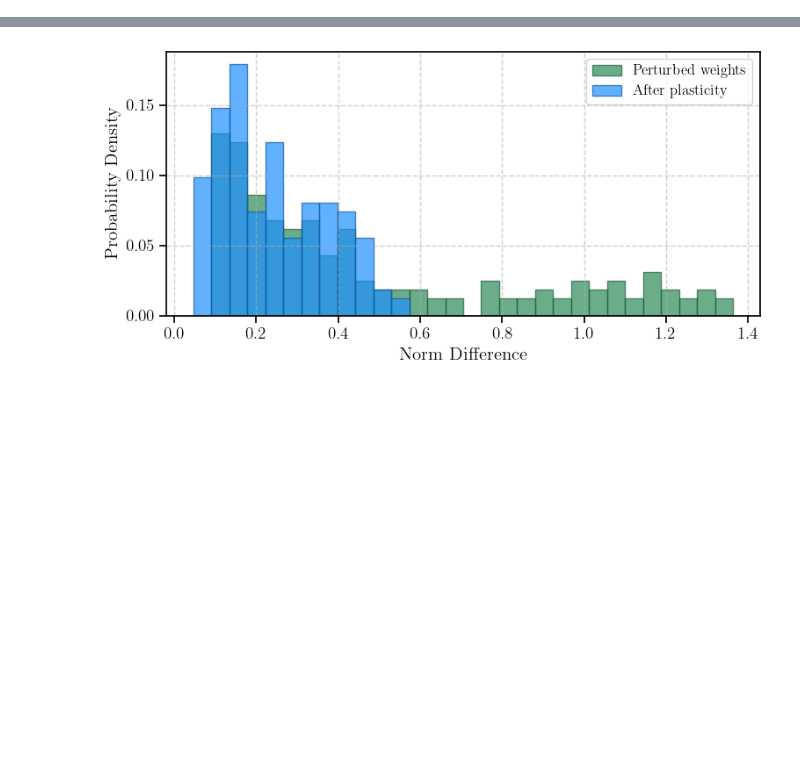
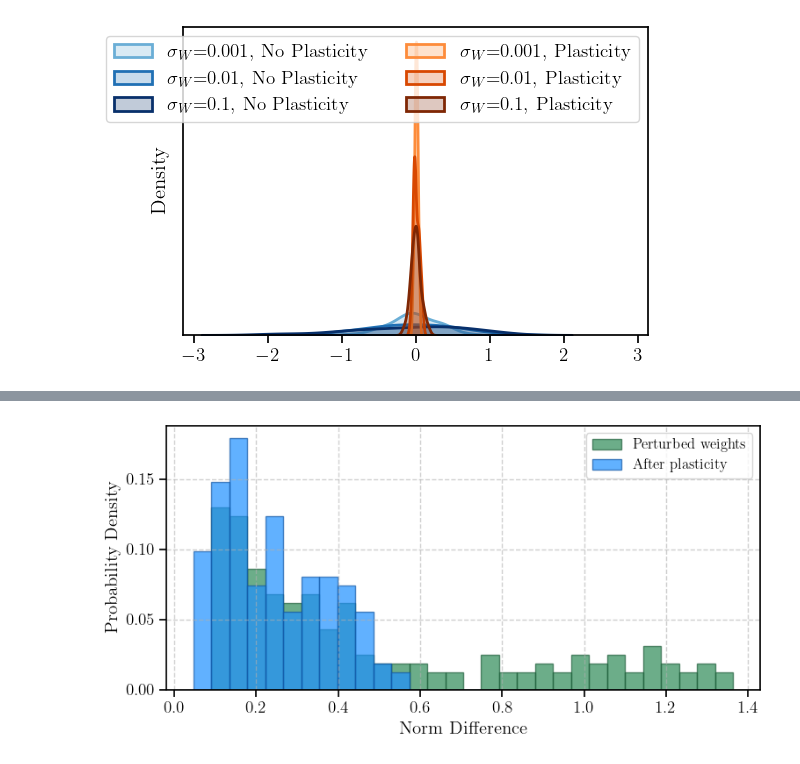
Before and after one commit to Asagodi/topological_diversity, a Jupyter notebook: Stability/homeostasis/plasticity.ipynb, the cells around one changed output, grey strips where cells are left out. Saved outputs shown, nothing was run; the diff lists cells and outputs as text; code cells hidden in the pictures; blank space fills up the shorter version.

```diff
--- a/Stability/homeostasis/plasticity.ipynb
+++ b/Stability/homeostasis/plasticity.ipynb
@@ -151,0 +184,56 @@ sols_combined_plast = simulate_coupled_xW(y0s=all_bumps[:].T, W_sym0=W_sym+W_p,
+# %%
+#plot final distribution of angles for vel_constant=0 (no input)
+import matplotlib.pyplot as plt
+import numpy as np
+import seaborn as sns
+import matplotlib.patches as mpatches
+
+# Assuming scalar_sigma_W_values and lambda_W_values are lists and df is your DataFrame
+
+# Create the plot
+fig, ax1 = plt.subplots(1, 1, figsize=(6, 4))
+
+# Define colormaps for plasticity and no plasticity
+color_map_plast = plt.cm.Oranges(np.linspace(0.5, 1, len(scalar_sigma_W_values)))  # Warmer colors for plasticity
+color_map_noplast = plt.cm.Blues(np.linspace(0.5, 1, len(scalar_sigma_W_values)))  # Cooler colors for no plasticity
+
+legend_patches_plasticity = []  # Store legend patches for plasticity
+legend_patches_noplasticity = []  # Store legend patches for no plasticity
+
+# Loop over lambda_W values
+for lambda_W in lambda_W_values:
+    color_map = color_map_noplast if lambda_W == 0 else color_map_plast
+
+    for i, scalar_sigma_W in enumerate(sorted(scalar_sigma_W_values)):
+        df_ = df[(df['scalar_sigma_W'] == scalar_sigma_W) &
+                 (df['lambda_W'] == lambda_W) &
+                 (df['vel_constant'] == 0)]  # No input condition
+
+        if df_.empty:
+            continue  # Skip if no data
+
+        array = df_.iloc[0]["xt"]
+        final_angles = convert_to_angle(array, all_bumps, pca)[:,-1]
+
+        color = color_map[i]  # Select color based on index
+
+        label = f"$\sigma_W$={scalar_sigma_W}, " + ("Plasticity" if lambda_W == 1 else "No Plasticity")
+
+        sns.kdeplot(x=final_angles, ax=ax1, color=color, label=label, fill=True, linewidth=2)
+
+        # Store for the legend
+        patch = mpatches.Patch(color=color, label=f"$\sigma_W$={scalar_sigma_W}")
+        if lambda_W == 1:
+            legend_patches_plasticity.append(patch)
+        else:
+            legend_patches_noplasticity.append(patch)
+
+# Show the main plot
+ax1.legend(ncol=2)
+ax1.set_yticks([])
+ax1.set_xlim(-np.pi, np.pi)
+plt.savefig(f'{output_path}/noise_levels.png', bbox_inches='tight', dpi=500)
+plt.savefig(f'{output_path}/noise_levels.pdf', bbox_inches='tight', dpi=500)
+plt.show()
+# %% [output]
+[figure, added]
```
Also changed, not shown: parts of 15 cells of this notebook.
